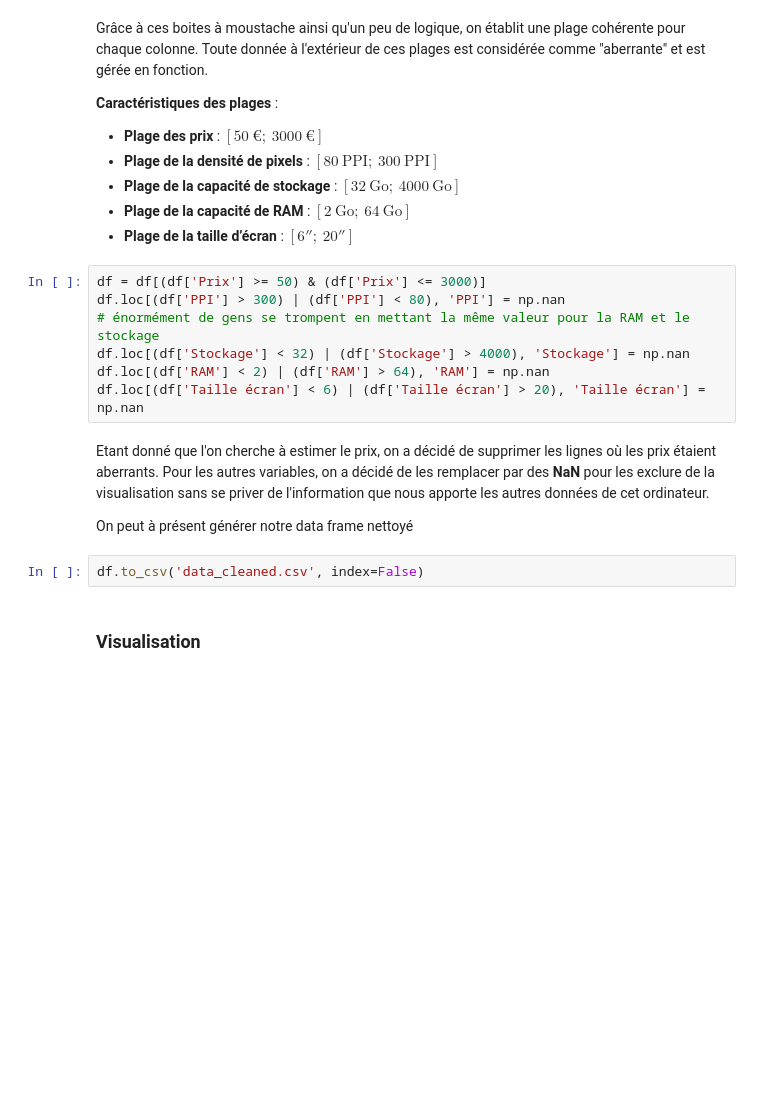
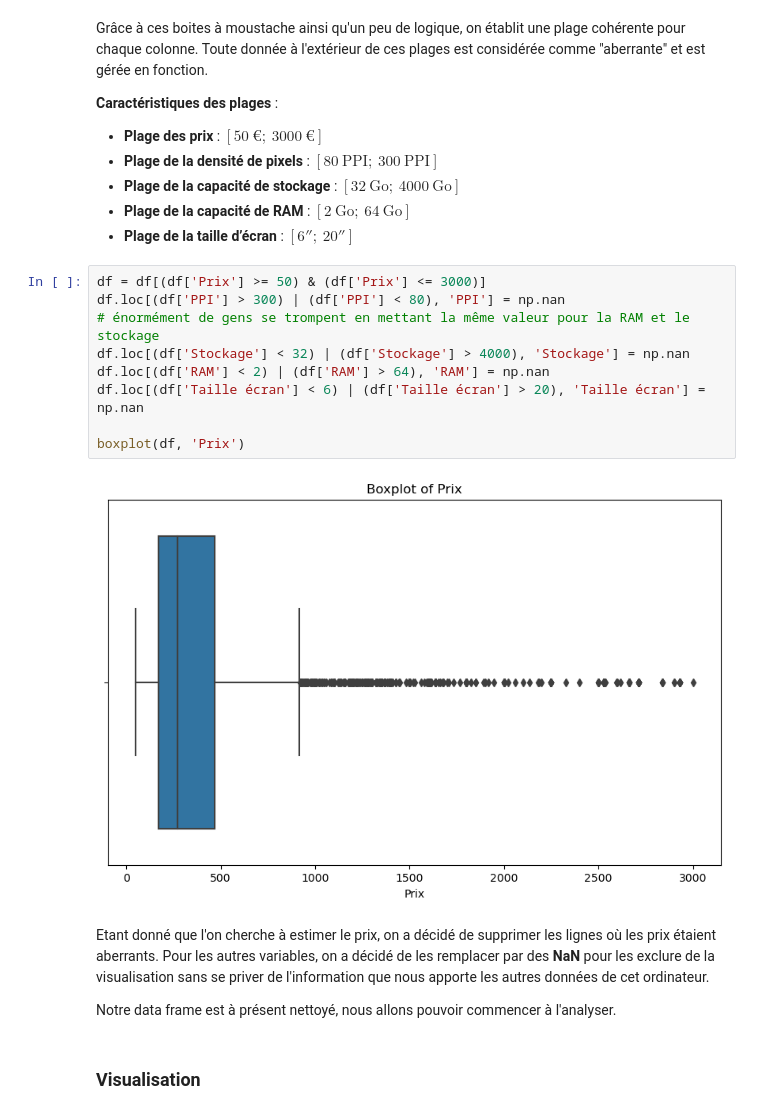
Before and after one commit to albantony/Projet_evaluation_prix_eBay, a Jupyter notebook: notebook.ipynb, the cells around one changed output. Saved outputs shown, nothing was run; the diff lists cells and outputs as text; blank space fills up the shorter version.

```diff
--- a/notebook.ipynb
+++ b/notebook.ipynb
@@ -340,16 +311,18 @@ Grâce à ces boites à moustache ainsi qu'un peu de logique, on établit une pl
 # %%
 df = df[(df['Prix'] >= 50) & (df['Prix'] <= 3000)]
 df.loc[(df['PPI'] > 300) | (df['PPI'] < 80), 'PPI'] = np.nan
 # énormément de gens se trompent en mettant la même valeur pour la RAM et le stockage
 df.loc[(df['Stockage'] < 32) | (df['Stockage'] > 4000), 'Stockage'] = np.nan
 df.loc[(df['RAM'] < 2) | (df['RAM'] > 64), 'RAM'] = np.nan
 df.loc[(df['Taille écran'] < 6) | (df['Taille écran'] > 20), 'Taille écran'] = np.nan
+
+boxplot(df, 'Prix')
+# %% [output]
+[figure, added]
 # %% [markdown]
 Etant donné que l'on cherche à estimer le prix, on a décidé de supprimer les lignes où les prix étaient aberrants. Pour les autres variables, on a décidé de les remplacer par des **NaN** pour les exclure de la visualisation sans se priver de l'information que nous apporte les autres données de cet ordinateur.
 
-On peut à présent générer notre data frame nettoyé
+Notre data frame est à présent nettoyé, nous allons pouvoir commencer à l'analyser.
-# %%
-df.to_csv('data_cleaned.csv', index=False)
 # %% [markdown]
 ### **Visualisation**
 # %% [markdown]
```
Also changed, not shown: parts of 15 cells of this notebook.
